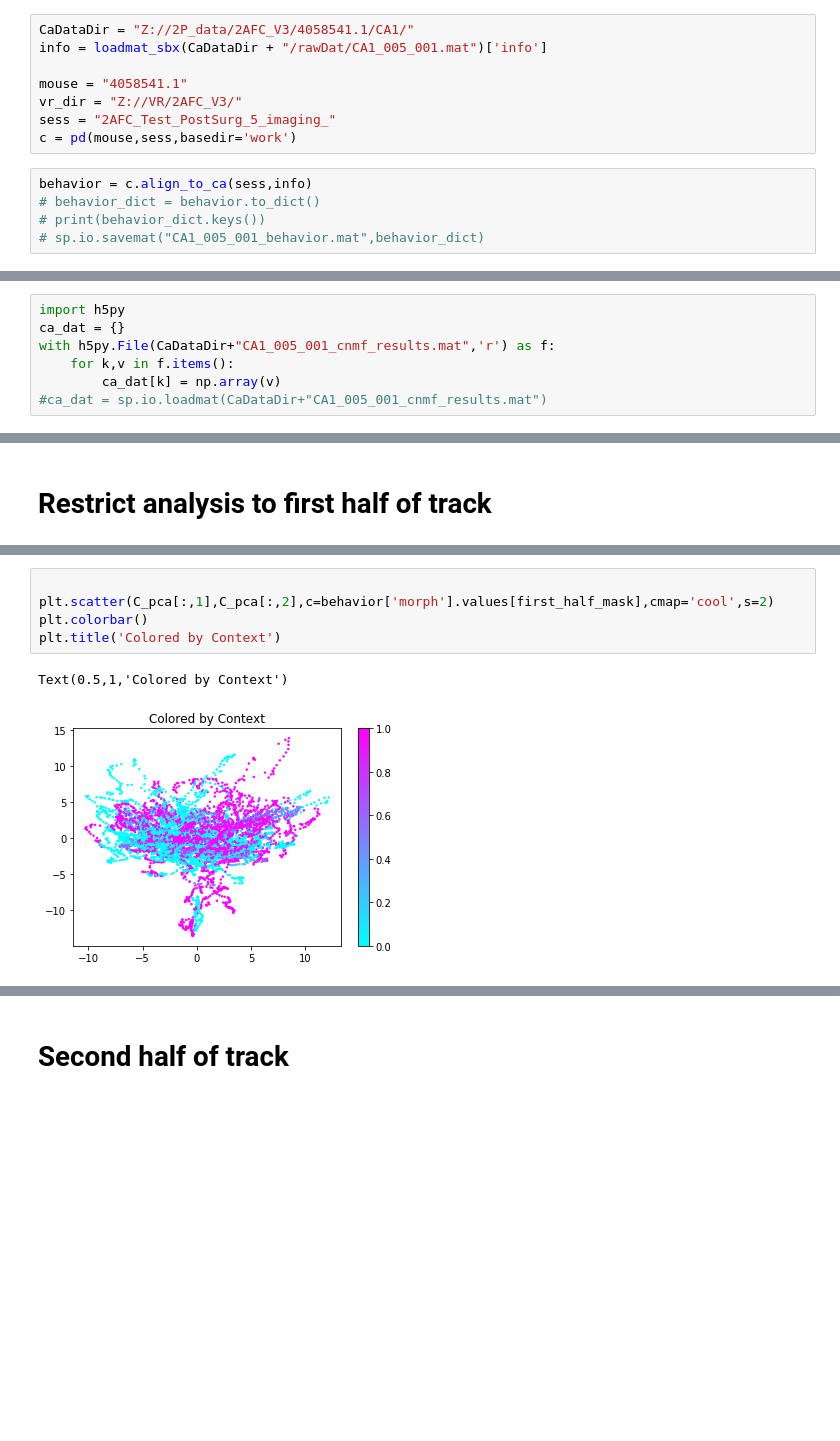
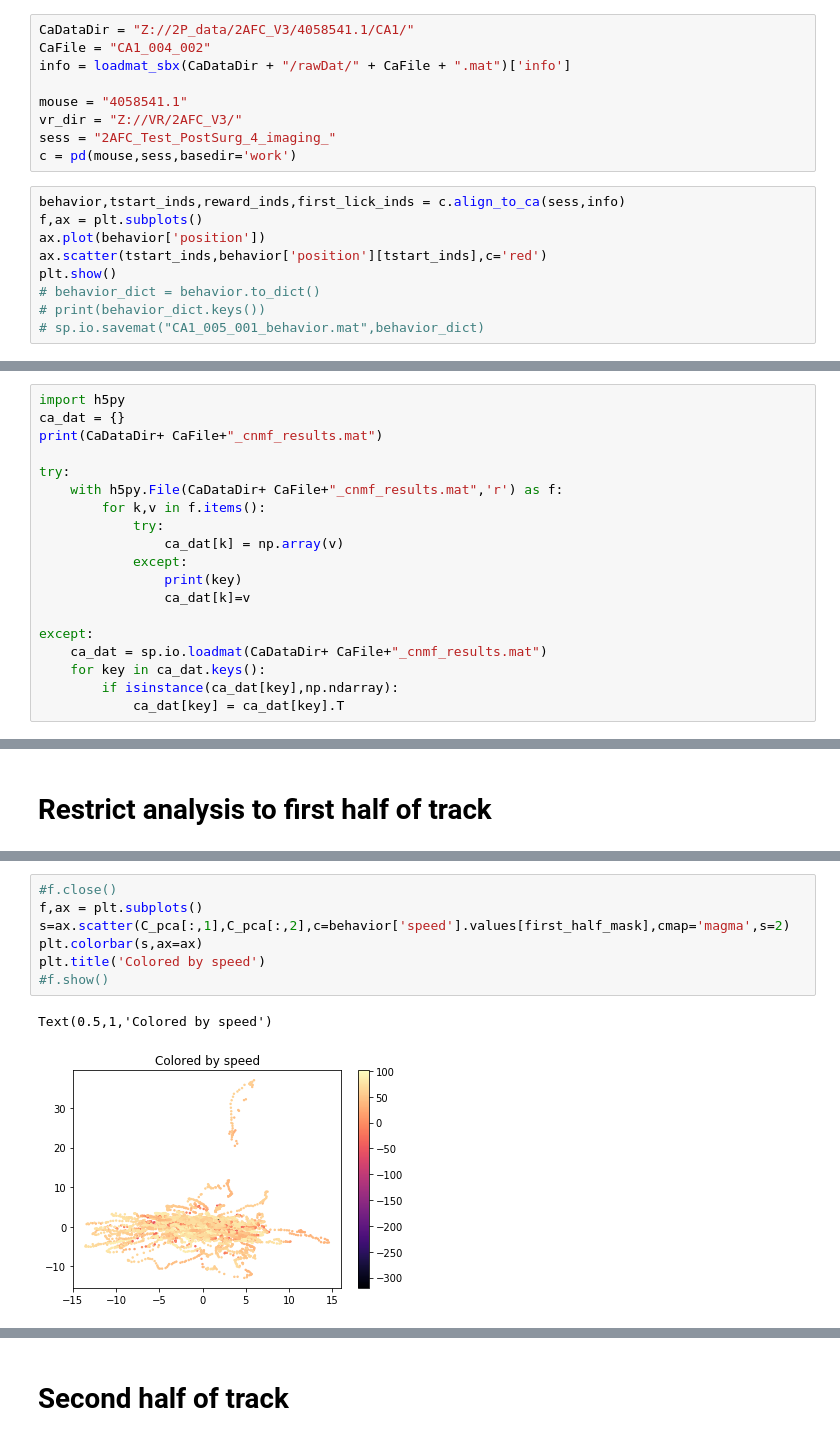
Before and after one commit to GiocomoLab/MightyMorphingPhotonRangers, a Jupyter notebook: subspace_analysis/subspace_debugging.ipynb, the cells around one changed output, grey strips where cells are left out. Saved outputs shown, nothing was run; the diff lists cells and outputs as text; blank space fills up the shorter version.

```diff
--- a/subspace_analysis/subspace_debugging.ipynb
+++ b/subspace_analysis/subspace_debugging.ipynb
@@ -21,14 +26,19 @@ The autoreload extension is already loaded. To reload it, use:
   %reload_ext autoreload
 # %%
 CaDataDir = "Z://2P_data/2AFC_V3/4058541.1/CA1/"
-info = loadmat_sbx(CaDataDir + "/rawDat/CA1_005_001.mat")['info']
+CaFile = "CA1_004_002"
+info = loadmat_sbx(CaDataDir + "/rawDat/" + CaFile + ".mat")['info']
 
 mouse = "4058541.1"
 vr_dir = "Z://VR/2AFC_V3/"
-sess = "2AFC_Test_PostSurg_5_imaging_"
+sess = "2AFC_Test_PostSurg_4_imaging_"
 c = pd(mouse,sess,basedir='work')
 # %%
-behavior = c.align_to_ca(sess,info)
+behavior,tstart_inds,reward_inds,first_lick_inds = c.align_to_ca(sess,info)
+f,ax = plt.subplots()
+ax.plot(behavior['position'])
+ax.scatter(tstart_inds,behavior['position'][tstart_inds],c='red')
+plt.show()
 # behavior_dict = behavior.to_dict()
 # print(behavior_dict.keys())
 # sp.io.savemat("CA1_005_001_behavior.mat",behavior_dict)
@@ -46,7 +57,19 @@ plt.plot(behavior['ca_inds'].values[0:2000],
 # %%
 import h5py
 ca_dat = {}
-with h5py.File(CaDataDir+"CA1_005_001_cnmf_results.mat",'r') as f:
-    for k,v in f.items():
-        ca_dat[k] = np.array(v)
-#ca_dat = sp.io.loadmat(CaDataDir+"CA1_005_001_cnmf_results.mat")
+print(CaDataDir+ CaFile+"_cnmf_results.mat")
+
+try:
+    with h5py.File(CaDataDir+ CaFile+"_cnmf_results.mat",'r') as f:
+        for k,v in f.items():
+            try:
+                ca_dat[k] = np.array(v)
+            except:
+                print(key)
+                ca_dat[k]=v
+
+except:
+    ca_dat = sp.io.loadmat(CaDataDir+ CaFile+"_cnmf_results.mat")
+    for key in ca_dat.keys():
+        if isinstance(ca_dat[key],np.ndarray):
+            ca_dat[key] = ca_dat[key].T
@@ -129,8 +195,10 @@ plt.plot(pca.explained_variance_)
 # %%
-
-plt.scatter(C_pca[:,1],C_pca[:,2],c=behavior['morph'].values[first_half_mask],cmap='cool',s=2)
-plt.colorbar()
-plt.title('Colored by Context')
+#f.close()
+f,ax = plt.subplots()
+s=ax.scatter(C_pca[:,1],C_pca[:,2],c=behavior['speed'].values[first_half_mask],cmap='magma',s=2)
+plt.colorbar(s,ax=ax)
+plt.title('Colored by speed')
+#f.show()
 # %% [output]
-Text(0.5,1,'Colored by Context')
+Text(0.5,1,'Colored by speed')
-[figure, old version]
+[figure, new version]
```
Also changed, not shown: parts of 31 cells of this notebook, 23 other files.
